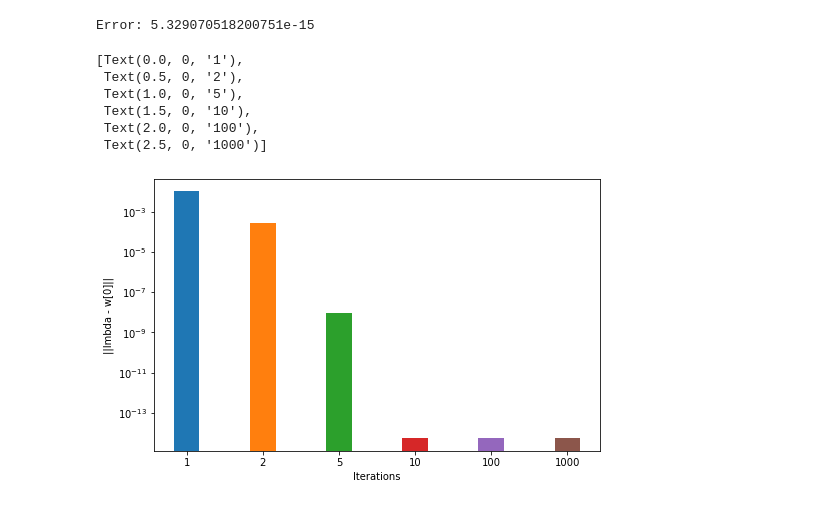
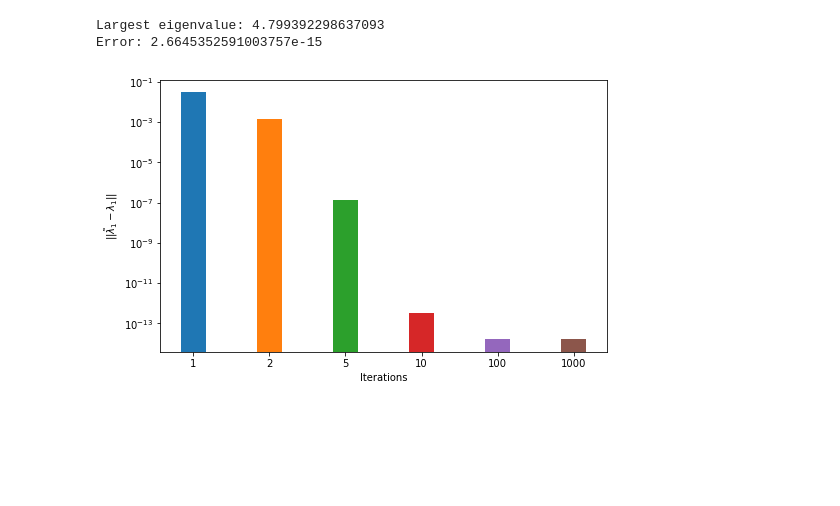
Before and after one commit to briardoty/amath584, a Jupyter notebook: hw5/hw5.ipynb, the cells around one changed output. Saved outputs shown, nothing was run; the diff lists cells and outputs as text; code cells hidden in the pictures; blank space fills up the shorter version.

```diff
--- a/hw5/hw5.ipynb
+++ b/hw5/hw5.ipynb
@@ -33,66 +34,64 @@ print(w)
 # %%
 # 1bi - find the largest eigenvalue with the power iteration method
 
-def get_largest_eig(A, k=100):
+def get_largest_eig(A, k=100, cmplx=False):
+
+    m, m = A.shape
 
     # guess first eigenvector
-    x = A[:,0]
-    xnorm = np.linalg.norm(x)
-    x = np.divide(x, xnorm)
+    x = np.random.rand(m)
+    if cmplx:
+        x = np.array([complex(xi,0) for xi in x])
+    x = np.divide(x, np.linalg.norm(x))
 
     # iterate
     for i in range(k):
         x = A@x
-        xnorm = np.linalg.norm(x)
-        x = np.divide(x, xnorm)
+        x = np.divide(x, np.linalg.norm(x))
         lmbda = x.T@A@x
 
     return lmbda, x
 
 lmbda, x = get_largest_eig(A)
+print(f"Largest eigenvalue: {lmbda}")
 
 # error
 err = np.sqrt((lmbda - w[0])**2)
 print(f"Error: {err}")
 # %% [output]
-Error: 5.329070518200751e-15
+Largest eigenvalue: 4.799392298637093
+Error: 2.6645352591003757e-15
 # %%
 # 1bii - compare accuracy as a function of iterations
 iteration_arr = [1, 2, 5, 10, 100, 1000]
 
 # fig
 fig, ax = plt.subplots(figsize=(8,5))
 ax.axhline(y=0, color="k", linestyle="--", alpha=0.2)
 xpos, width = 0, 1/len(iteration_arr)
 labels, ticks = [], []
 
 # different iterations k
 for k in iteration_arr:
 
     # call fn
     lmbda, x = get_largest_eig(A, k)
 
     # error
     err = np.sqrt((lmbda - w[0])**2)
 
     # plot
     l = f"{k}"
     labels.append(l)
     ticks.append(xpos)
     ax.bar(xpos, err, width, label=l)
     xpos += 0.5
 
 # plot info
 ax.set_xlabel("Iterations")
-ax.set_ylabel("||lmbda - w[0]||")
+ax.set_ylabel(r"||$\tilde{\lambda}_1 - \lambda_1$||")
 ax.set_xticks(ticks)
+ax.set_xticklabels(labels)
 ax.set_yscale("log")
-ax.set_xticklabels(labels)
 # %% [output]
-[Text(0.0, 0, '1'),
- Text(0.5, 0, '2'),
- Text(1.0, 0, '5'),
- Text(1.5, 0, '10'),
- Text(2.0, 0, '100'),
- Text(2.5, 0, '1000')]
-[figure, old version]
+[figure, new version]
```
Also changed, not shown: parts of 10 cells of this notebook, 1 other file.
